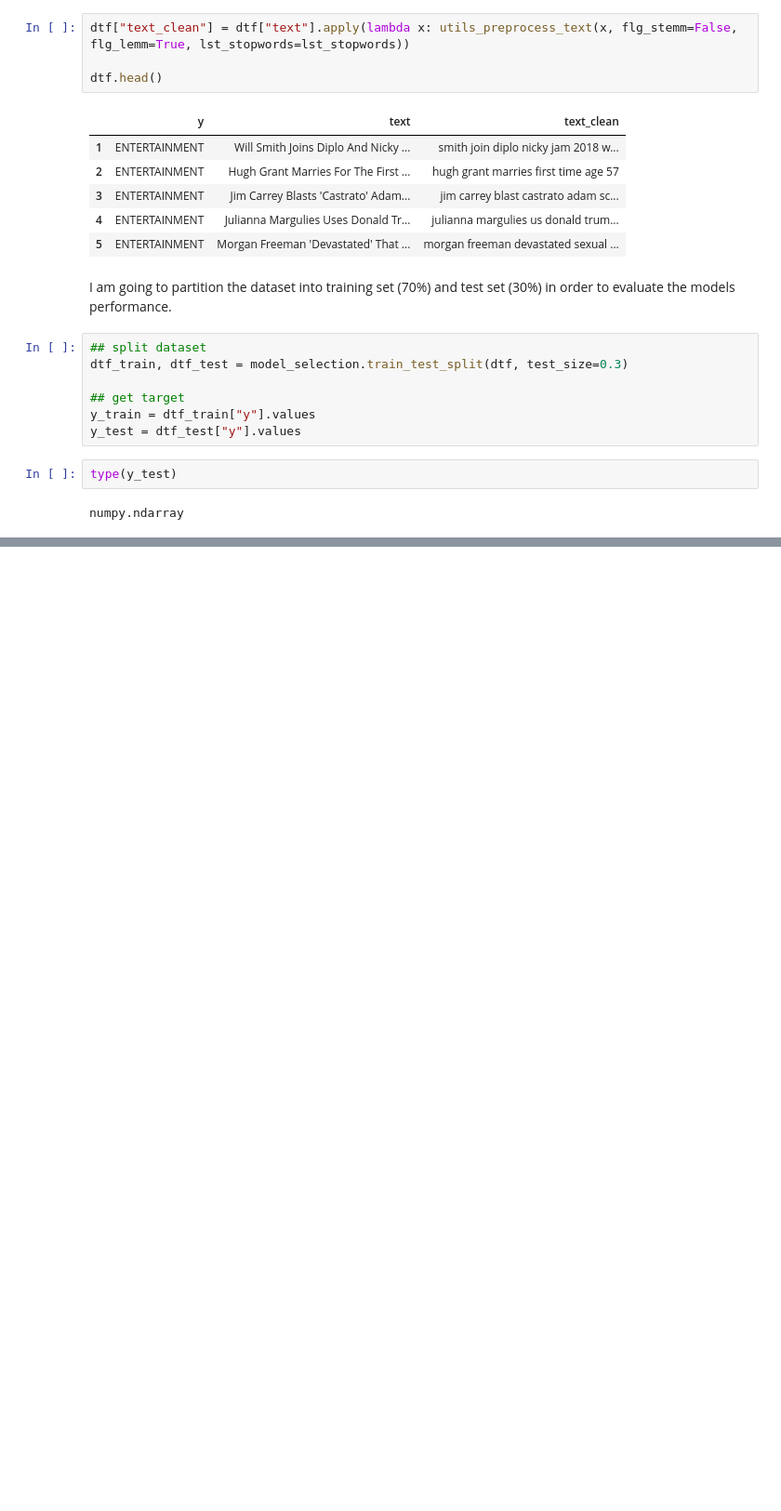
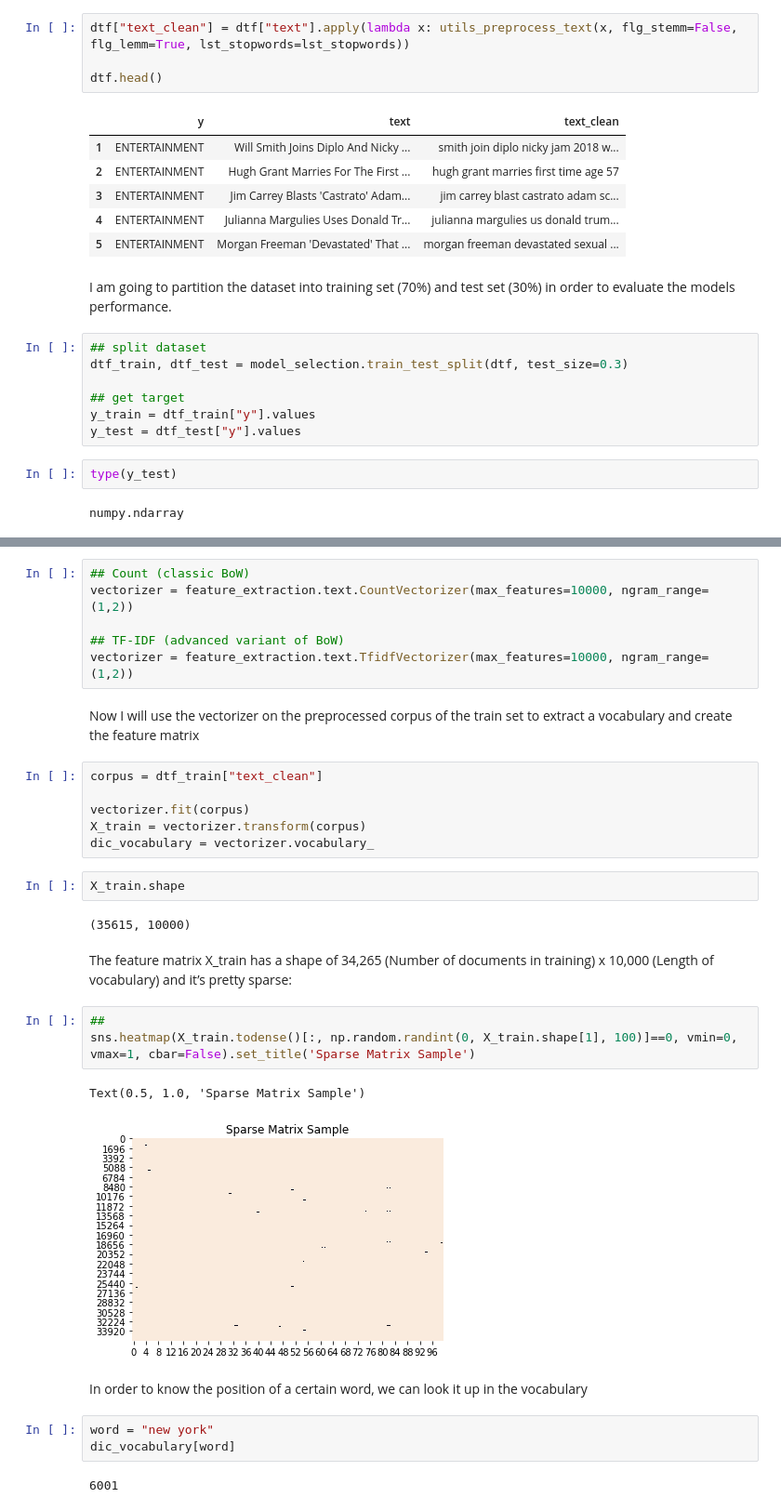
Before and after one commit to raduga256/Text-Classification-with-NLP-Tf-Idf-vs-Word2Vec-vs-BERT, a Jupyter notebook: news_category_classification.ipynb, the cells around one changed output, grey strips where cells are left out. Shown at 93% size. Cells and saved outputs as stored; diff of their text form; blank space fills up the shorter version.

Commit message:
Train Model and Performed Evaluation Metrics. closes #6

```diff
--- a/news_category_classification.ipynb
+++ b/news_category_classification.ipynb
@@ -230,0 +240,33 @@ numpy.ndarray
+# %%
+## Count (classic BoW)
+vectorizer = feature_extraction.text.CountVectorizer(max_features=10000, ngram_range=(1,2))
+
+## TF-IDF (advanced variant of BoW)
+vectorizer = feature_extraction.text.TfidfVectorizer(max_features=10000, ngram_range=(1,2))
+# %% [markdown]
+Now I will use the vectorizer on the preprocessed corpus of the train set to extract a vocabulary and create the feature matrix
+# %%
+corpus = dtf_train["text_clean"]
+
+vectorizer.fit(corpus)
+X_train = vectorizer.transform(corpus)
+dic_vocabulary = vectorizer.vocabulary_
+# %%
+X_train.shape
+# %% [output]
+(35615, 10000)
+# %% [markdown]
+The feature matrix X_train has a shape of 34,265 (Number of documents in training) x 10,000 (Length of vocabulary) and it’s pretty sparse:
+# %%
+##
+sns.heatmap(X_train.todense()[:, np.random.randint(0, X_train.shape[1], 100)]==0, vmin=0, vmax=1, cbar=False).set_title('Sparse Matrix Sample')
+# %% [output]
+Text(0.5, 1.0, 'Sparse Matrix Sample')
+[figure, added]
+# %% [markdown]
+In order to know the position of a certain word, we can look it up in the vocabulary
+# %%
+word = "new york"
+dic_vocabulary[word]
+# %% [output]
+6001
```
Also changed, not shown: parts of 21 cells of this notebook.
